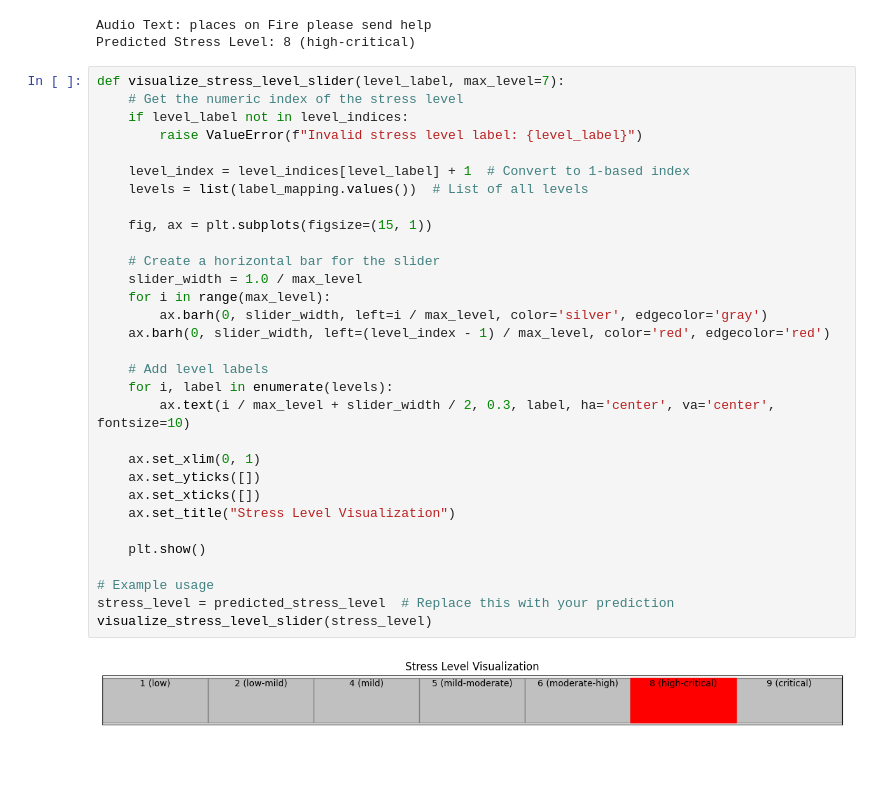
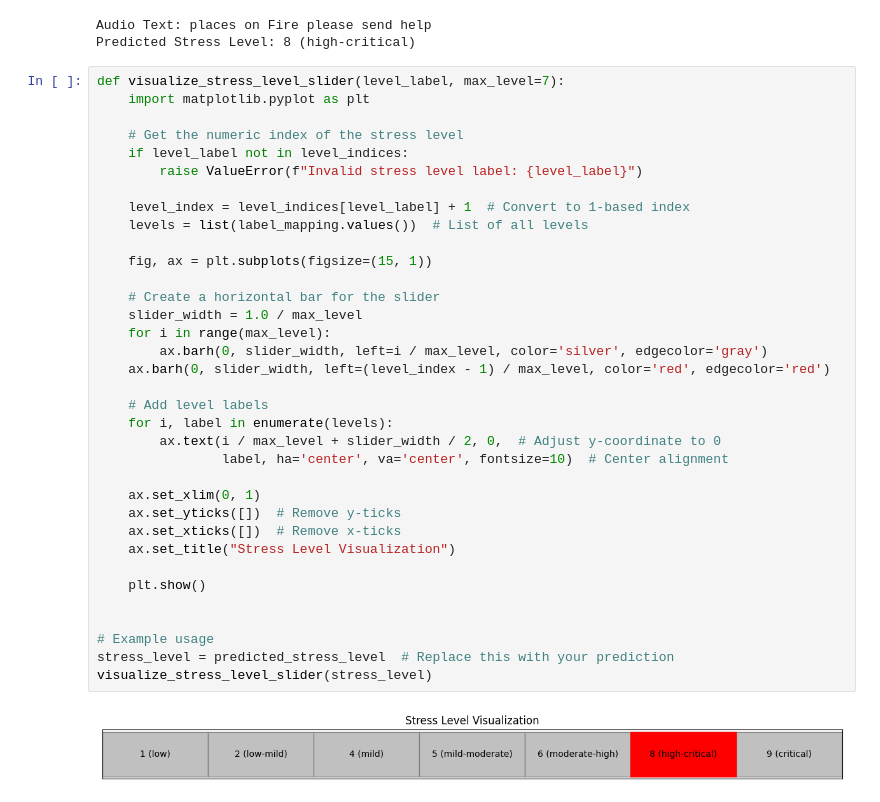
Before and after one commit to abs-sayem/stress_level_detection, a Jupyter notebook: test_model.ipynb, the cells around one changed output. Cells and saved outputs as stored; diff of their text form; blank space fills up the shorter version.

```diff
--- a/test_model.ipynb
+++ b/test_model.ipynb
@@ -235,34 +235,38 @@ Audio Text: places on Fire please send help
 Predicted Stress Level: 8 (high-critical)
 # %%
 def visualize_stress_level_slider(level_label, max_level=7):
+    import matplotlib.pyplot as plt
+
     # Get the numeric index of the stress level
     if level_label not in level_indices:
         raise ValueError(f"Invalid stress level label: {level_label}")
 
     level_index = level_indices[level_label] + 1  # Convert to 1-based index
     levels = list(label_mapping.values())  # List of all levels
 
     fig, ax = plt.subplots(figsize=(15, 1))
 
     # Create a horizontal bar for the slider
     slider_width = 1.0 / max_level
     for i in range(max_level):
         ax.barh(0, slider_width, left=i / max_level, color='silver', edgecolor='gray')
     ax.barh(0, slider_width, left=(level_index - 1) / max_level, color='red', edgecolor='red')
 
     # Add level labels
     for i, label in enumerate(levels):
-        ax.text(i / max_level + slider_width / 2, 0.3, label, ha='center', va='center', fontsize=10)
+        ax.text(i / max_level + slider_width / 2, 0,  # Adjust y-coordinate to 0
+                label, ha='center', va='center', fontsize=10)  # Center alignment
 
     ax.set_xlim(0, 1)
-    ax.set_yticks([])
-    ax.set_xticks([])
+    ax.set_yticks([])  # Remove y-ticks
+    ax.set_xticks([])  # Remove x-ticks
     ax.set_title("Stress Level Visualization")
 
     plt.show()
 
+
 # Example usage
 stress_level = predicted_stress_level  # Replace this with your prediction
 visualize_stress_level_slider(stress_level)
 # %% [output]
-[figure, old version]
+[figure, new version]
```
Also changed, not shown: 5 other files.
